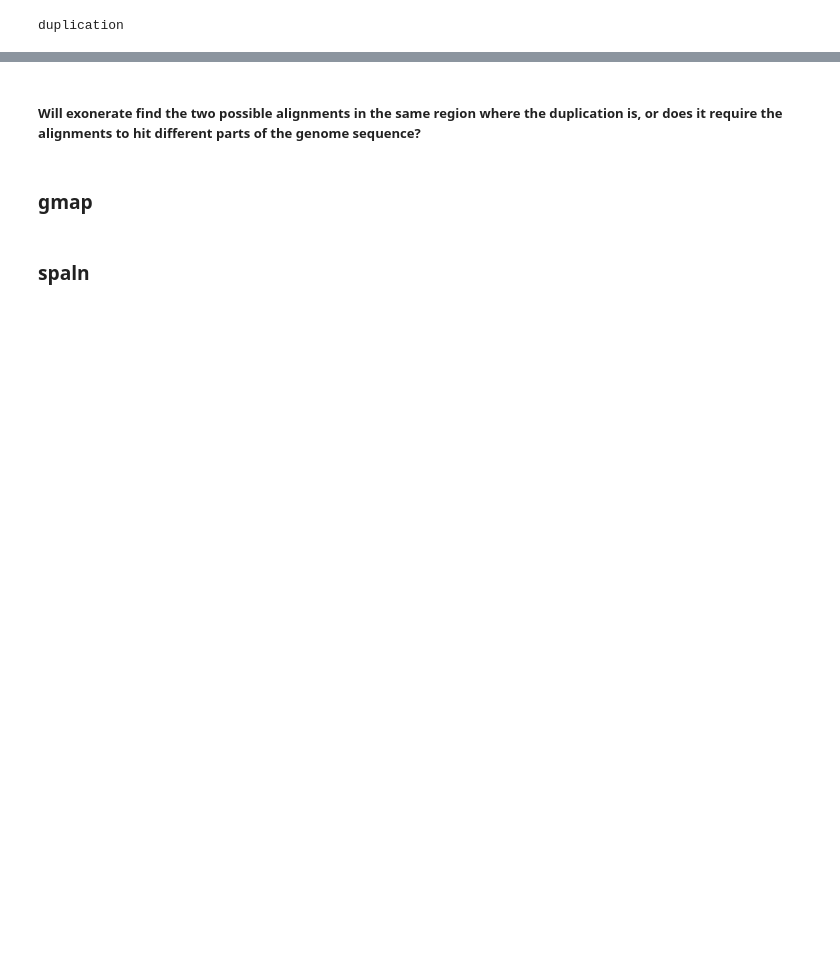
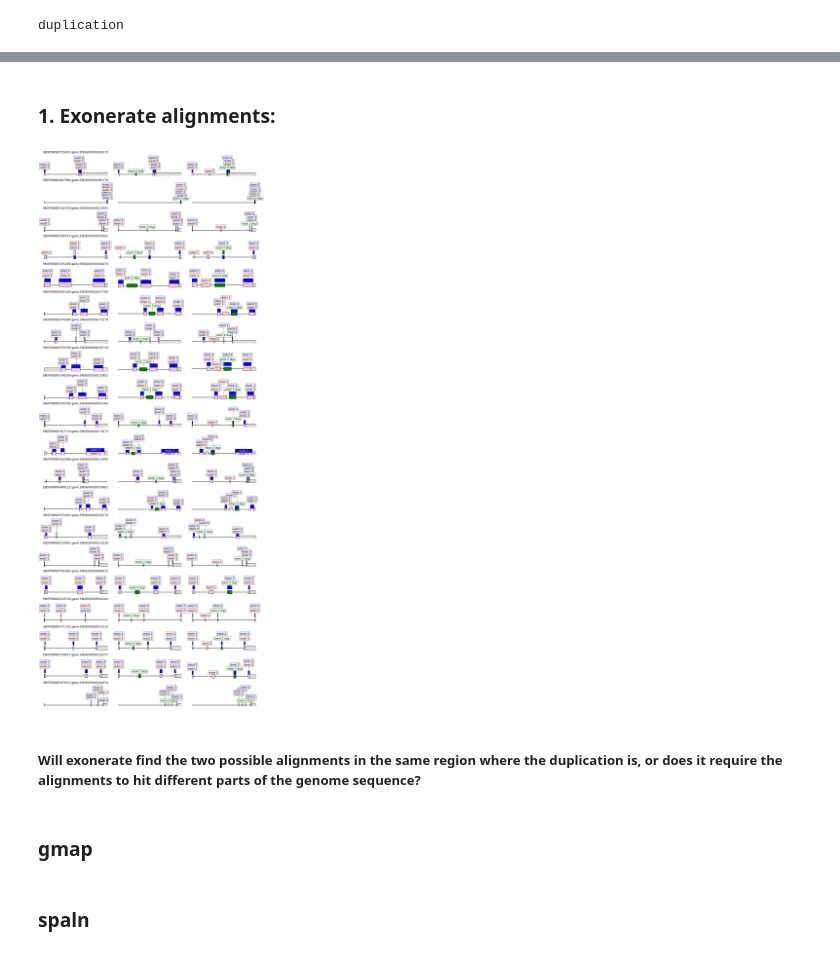
Before and after one commit to msarrias/exonize, a Jupyter notebook: exon_dup_tools_evaluation.ipynb, the cells around one changed output, grey strips where cells are left out. Saved outputs shown, nothing was run; the diff lists cells and outputs as text; code cells hidden in the pictures; blank space fills up the shorter version.

Commit message:
new exonerate results after adding signal to the split intron

```diff
--- a/exon_dup_tools_evaluation.ipynb
+++ b/exon_dup_tools_evaluation.ipynb
@@ -77,0 +53,7 @@ fasta_GRCh38_seq_with_dup_after = { fasta.id : str(fasta.seq) for fasta in fasta
+# %%
+with open('../files/simulated_genes_breakdown_dict_with_is.pkl', 'rb') as handle:
+    simulated_genes_breakdown_dict_before = pickle.load(handle)
+with open('../files/protein_gene_corresp.pkl', 'rb') as handle:
+    protein_gene_dict = pickle.load(handle)
+with open('../files/GRCh38_duplicated_coding_exons_coords_with_is.pkl', 'rb') as handle:
+    dups_GRCh38_gene_coords = pickle.load(handle)
@@ -78,6 +82,15 @@ fasta_GRCh38_seq_with_dup_after = { fasta.id : str(fasta.seq) for fasta in fasta
+# %%
+with open('../files/GRCh38_duplicated_coding_exons_coords_with_is_after.pkl', 'rb') as handle:
+    dups_GRCh38_gene_coords_after = pickle.load(handle)
+
+with open('../files/simulated_genes_breakdown_dict_with_is_after.pkl', 'rb') as handle:
+    simulated_genes_breakdown_dict_after = pickle.load(handle)
+# %%
+fasta_GRCh38_seq_with_dup_after = SeqIO.parse(open('GRCh38_with_coding_exon_dup_with_is_after.fa'),'fasta')
+fasta_GRCh38_seq_with_dup_after = { fasta.id : str(fasta.seq) for fasta in fasta_GRCh38_seq_with_dup_after}
 # %%
 #parse exonerate output
-ex_out_fname = 'Exonerate/exon_showgff_protein2genome_ce_dup_after.out.txt'
+ex_out_fname = 'Exonerate/exon_showgff_protein2genome_ce_dup_with_is_after.out.txt'
 all_qresult = list(SearchIO.parse(ex_out_fname, ex_format))
 # %%
 hits_feature_intervals_2nd_ced_after = parse_exonerate_output(all_qresult)
@@ -139,3 +106,49 @@ plt.savefig('Figures/exonerate_alignms.jpg', bbox_inches='tight')
+# %% [markdown]
+### 1. Exonerate alignments:
+# %%
+fig, ax = plt.subplots(len(overlaping_queries),3, figsize=(13, 32))
+plt.tight_layout()
+for prot_idx, (prot_id, overlaping_hit_dict) in enumerate(overlaping_queries.items()):
+    gene_id = protein_gene_dict[prot_id]
+    coords_gene = genes_location[gene_id]
+    gs, ge = coords_gene.lower, coords_gene.upper
+    features = []
+    idx = 1
+    record = get_record(idx, gene_id, dups_GRCh38_gene_coords, gs, ge,
+                        simulated_genes_breakdown_dict_before[gene_id],
+                        overlaping_hit_dict)
+    ax[prot_idx,0].set_title(prot_id + ':' + gene_id, loc='center')
+    record.plot(ax=ax[prot_idx,0], figure_width=5, with_ruler=False)
+for prot_idx, (prot_id, overlaping_hit_dict) in enumerate(sorted_overlaping_queries_before.items()):
+    gene_id = protein_gene_dict[prot_id]
+    coords_gene = dups_genes_loc_with_is[gene_id]
+    gs, ge = coords_gene.lower, coords_gene.upper
+    features = []
+    idx = 1
+    record = get_record(idx, gene_id, dups_GRCh38_gene_coords, gs, ge,
+                        simulated_genes_breakdown_dict_before[gene_id],
+                        overlaping_hit_dict, mutations=True,
+                        genome_seq = fasta_GRCh38_seq['1']['+'],
+                        mut_loc='before', exon_dup=2,
+                        genome_seq_with_mut=fasta_GRCh38_seq_with_dup['+'])
+    record.plot(ax=ax[prot_idx,1], figure_width=5, with_ruler=False)
+for prot_idx, (prot_id, overlaping_hit_dict) in enumerate(sorted_overlaping_queries_after.items()):
+    gene_id = protein_gene_dict[prot_id]
+    coords_gene = dups_genes_loc_after[gene_id]
+    gs, ge = coords_gene.lower, coords_gene.upper
+    features = []
+    idx = 1
+    record = get_record(idx, gene_id, dups_GRCh38_gene_coords_after, gs, ge,
+                        simulated_genes_breakdown_dict_after[gene_id],
+                        overlaping_hit_dict, mutations=True,
+                        genome_seq = fasta_GRCh38_seq['1']['+'],
+                        mut_loc='after', exon_dup=2,
+                        genome_seq_with_mut=fasta_GRCh38_seq_with_dup_after['+'])
+    record.plot(ax=ax[prot_idx,2], figure_width=5, with_ruler=False)
+fig.tight_layout()
+plt.savefig('Figures/exonerate_alignms_with_is.jpg', bbox_inches='tight')
+# %% [output]
+[figure, added]
 # %% [markdown]
 ##### Will exonerate find the two possible alignments in the same region where the duplication is, or does it require the alignments to hit different parts of the genome sequence?
 # %%
```
Also changed, not shown: parts of 20 cells of this notebook.
